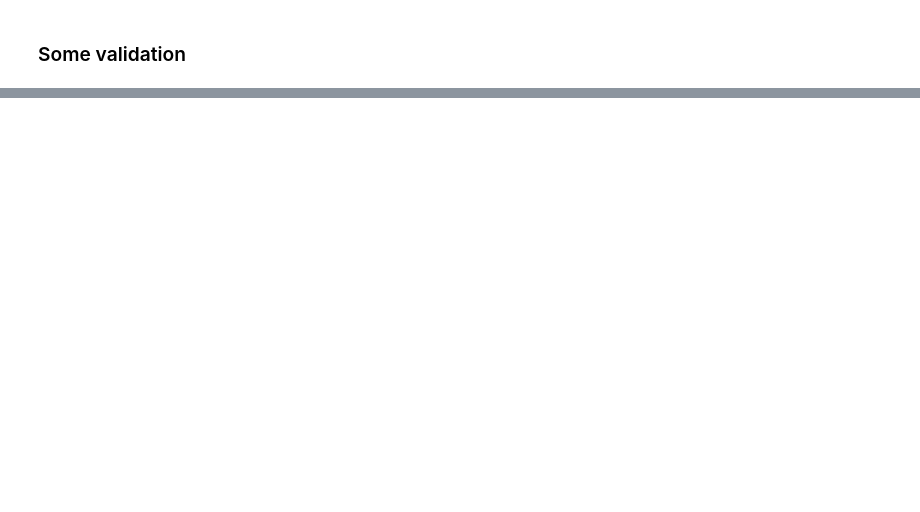
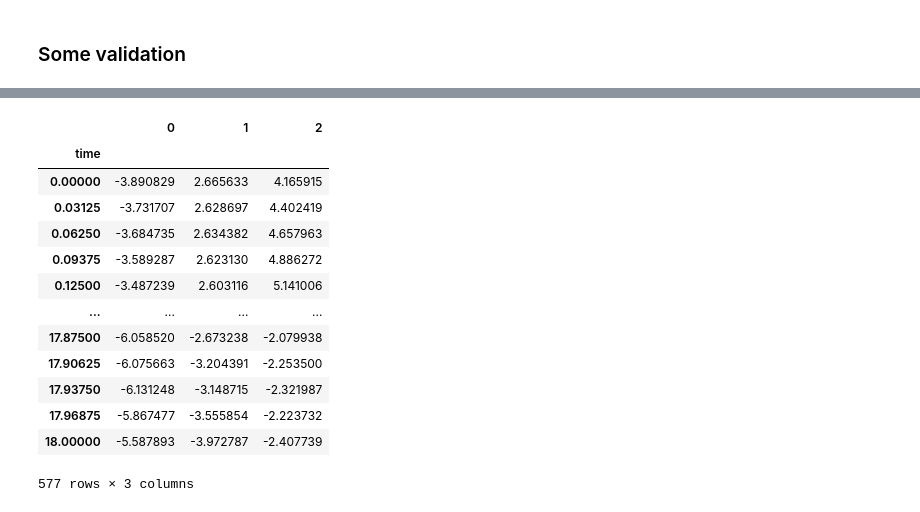
Before and after one commit to boschresearch/torchphysics, a Jupyter notebook: examples/oscillation/duffing_nonlinear.ipynb, the cells around one changed output, grey strips where cells are left out. Saved outputs shown, nothing was run; the diff lists cells and outputs as text; code cells hidden in the pictures; blank space fills up the shorter version.

```diff
--- a/examples/oscillation/duffing_nonlinear.ipynb
+++ b/examples/oscillation/duffing_nonlinear.ipynb
@@ -347,4 +353,19 @@ u_val.plot()
 # %%
-pd.DataFr(u_val)
+pd.DataFrame(u_val)
+# %% [output]
+|  | 0 | 1 | 2 |
+| time |  |  |  |
+| 0.00000 | -3.890829 | 2.665633 | 4.165915 |
+| 0.03125 | -3.731707 | 2.628697 | 4.402419 |
+| 0.06250 | -3.684735 | 2.634382 | 4.657963 |
+| 0.09375 | -3.589287 | 2.623130 | 4.886272 |
+| 0.12500 | -3.487239 | 2.603116 | 5.141006 |
+| ... | ... | ... | ... |
+| 17.87500 | -6.058520 | -2.673238 | -2.079938 |
+| 17.90625 | -6.075663 | -3.204391 | -2.253500 |
+| 17.93750 | -6.131248 | -3.148715 | -2.321987 |
+| 17.96875 | -5.867477 | -3.555854 | -2.223732 |
+| 18.00000 | -5.587893 | -3.972787 | -2.407739 |
+577 rows × 3 columns
 # %%
 rk_solu_val.plot()
```
Also changed, not shown: parts of 10 cells of this notebook.
